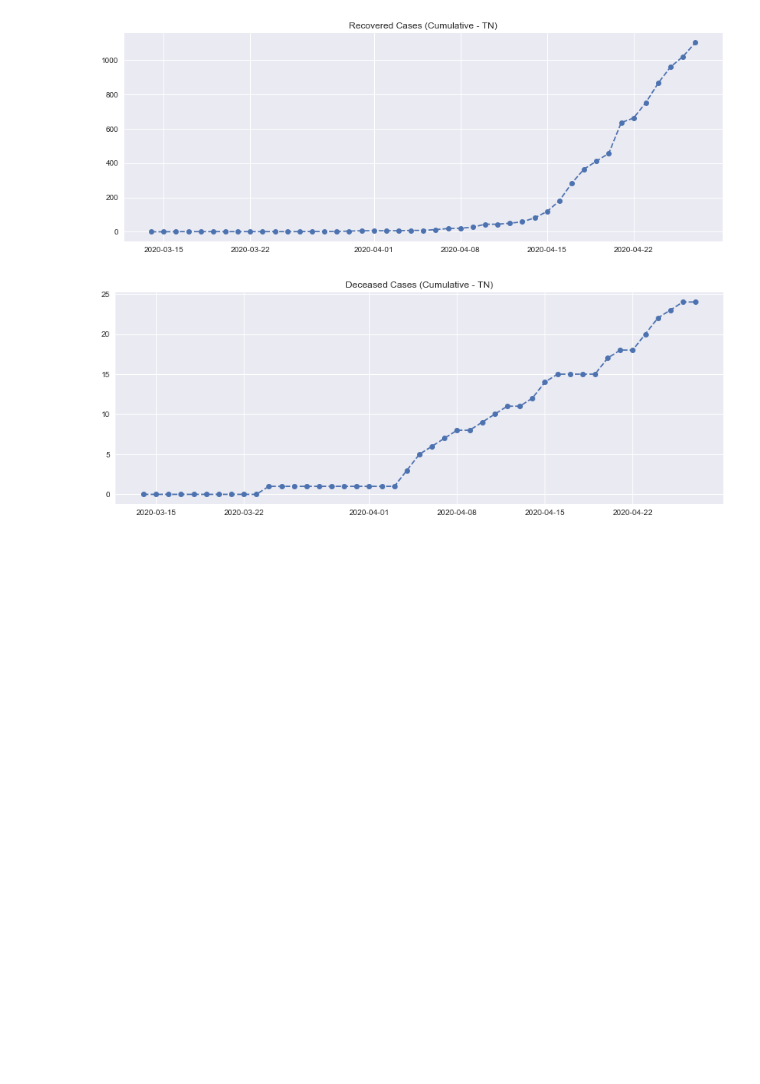
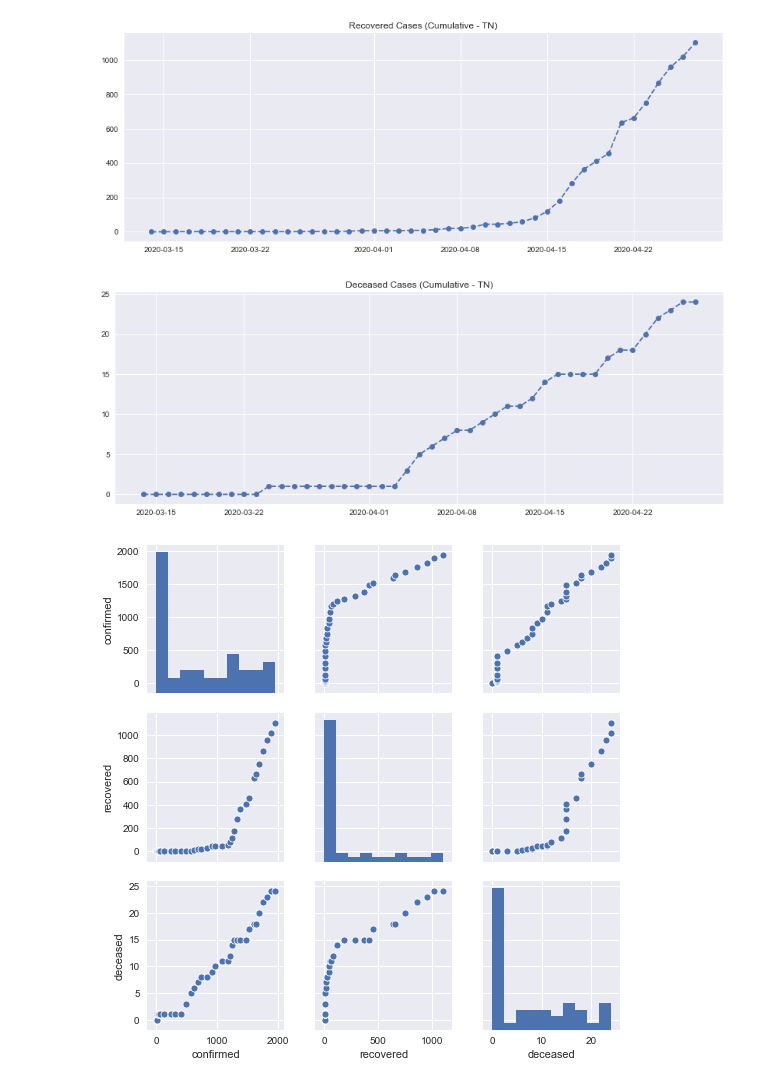
Before and after one commit to Bot-Interpreters/COVID19, a Jupyter notebook: data_analysis.ipynb, the cells around one changed output. Saved outputs shown, nothing was run; the diff lists cells and outputs as text; code cells hidden in the pictures; blank space fills up the shorter version.

```diff
--- a/data_analysis.ipynb
+++ b/data_analysis.ipynb
@@ -242,3 +242,8 @@ plt.title('Deceased Cases (Cumulative - TN)')
 plt.show()
 # %% [output]
 [figure]
+# %%
+sns.pairplot(cum_df)
+plt.show()
+# %% [output]
+[figure, added]
```
Also changed, not shown: parts of 1 cell of this notebook.
